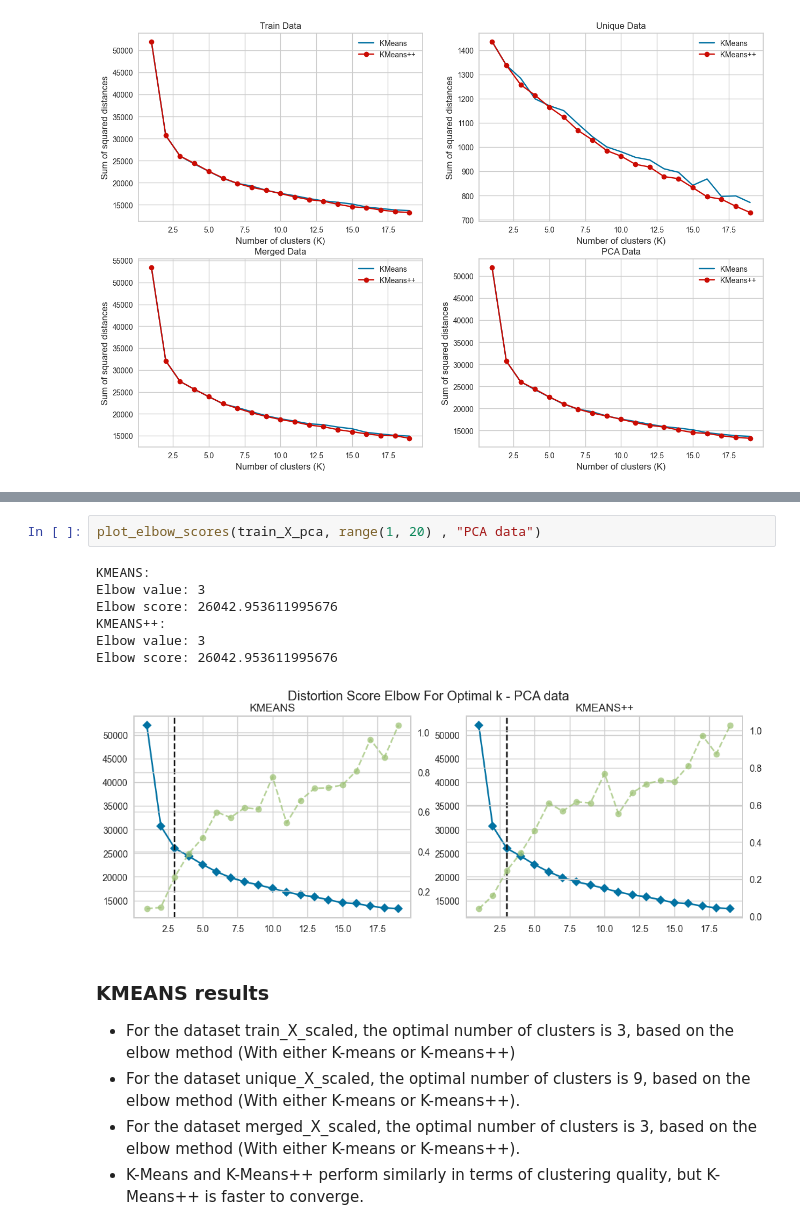
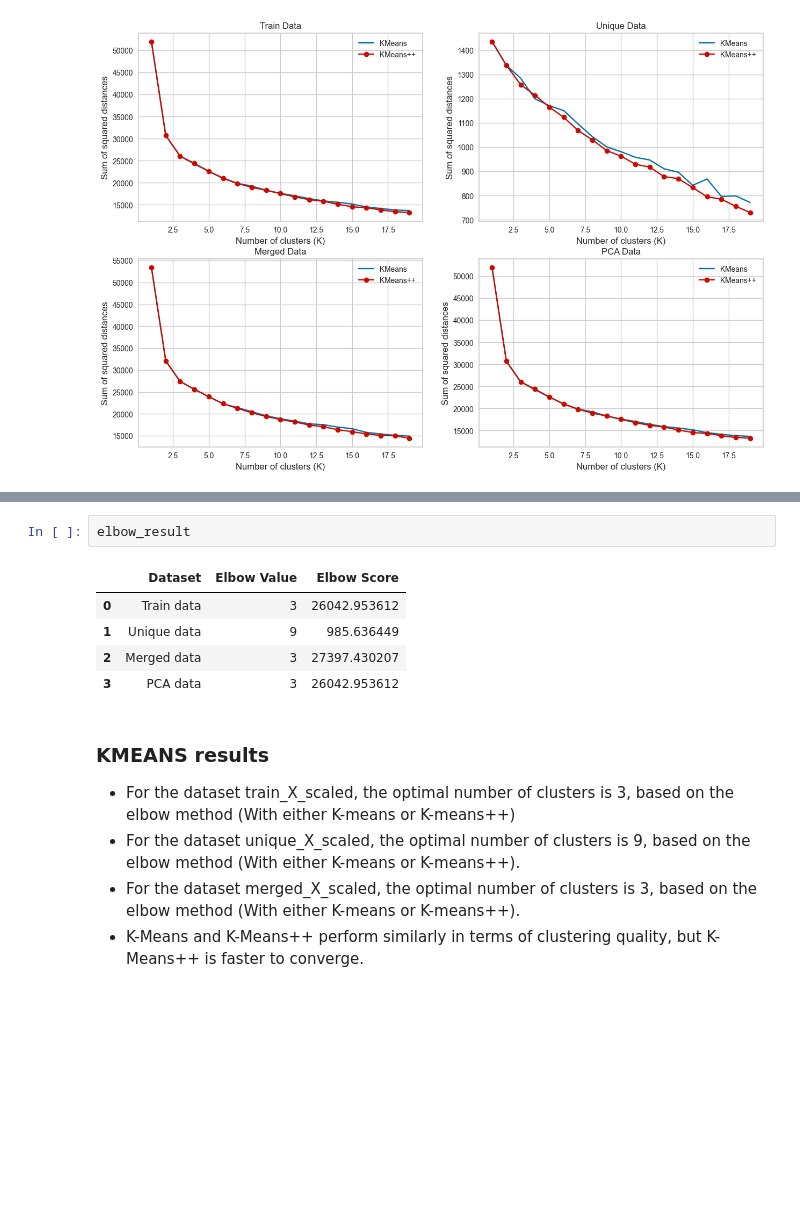
Before and after one commit to AntunesCSR/DM_Group_Project, a Jupyter notebook: HA3/HA3_group_19.ipynb, the cells around one changed output, grey strips where cells are left out. Cells and saved outputs as stored; diff of their text form; blank space fills up the shorter version.

```diff
--- a/HA3/HA3_group_19.ipynb
+++ b/HA3/HA3_group_19.ipynb
@@ -434,13 +405,11 @@ Elbow score: 27397.430206646524
-# %%
-plot_elbow_scores(train_X_pca, range(1, 20) , "PCA data")
-# %% [output]
-KMEANS:
-Elbow value: 3
-Elbow score: 26042.953611995676
-KMEANS++:
-Elbow value: 3
-Elbow score: 26042.953611995676
-[figure, removed]
+# %%
+elbow_result
+# %% [output]
+|  | Dataset | Elbow Value | Elbow Score |
+| 0 | Train data | 3 | 26042.953612 |
+| 1 | Unique data | 9 | 985.636449 |
+| 2 | Merged data | 3 | 27397.430207 |
+| 3 | PCA data | 3 | 26042.953612 |
 # %% [markdown]
 ### KMEANS results
 
```
Also changed, not shown: parts of 15 cells of this notebook.
